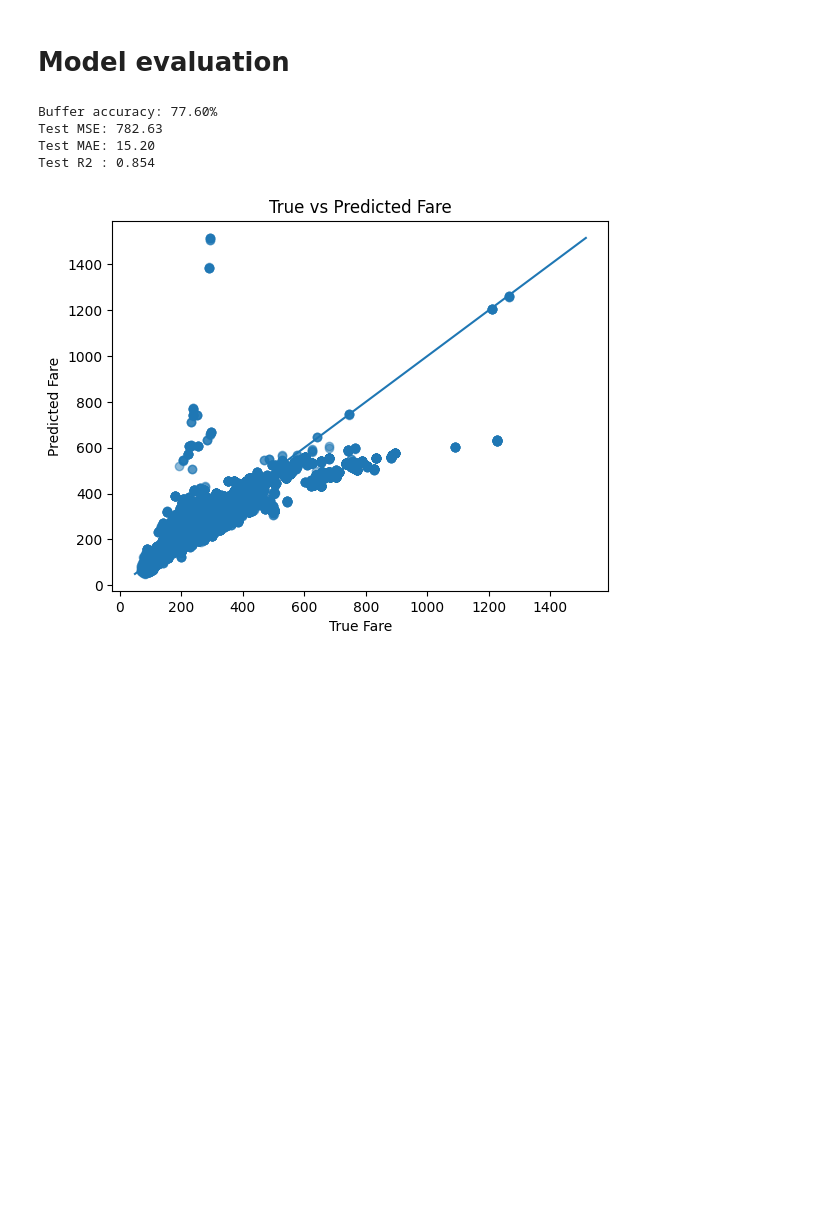
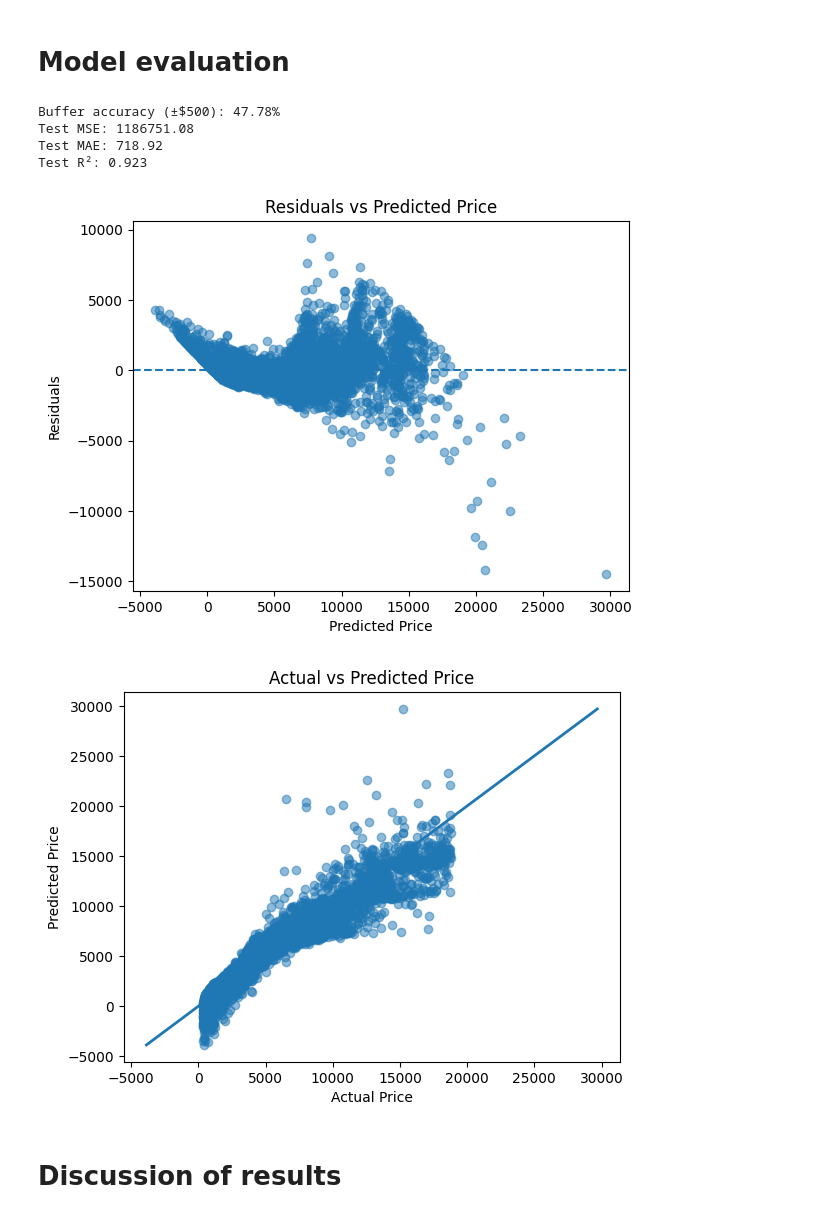
Before and after one commit to Teyymour/cmor438, a Jupyter notebook: supervised-learning/Linear Regression/linear-regression.ipynb, the cells around one changed output. Saved outputs shown, nothing was run; the diff lists cells and outputs as text; code cells hidden in the pictures; blank space fills up the shorter version.

```diff
--- a/supervised-learning/Linear Regression/linear-regression.ipynb
+++ b/supervised-learning/Linear Regression/linear-regression.ipynb
@@ -13,6 +16,9 @@ import matplotlib.pyplot as plt
 # %% [markdown]
 # Loading and cleaning data
 # %%
-# 1) Load data
-DATA_PATH = "/Users/teymour/Desktop/cmor438/data/MarketFarePredictionData.csv"
+# Load data
+DATA_PATH = "/Users/teymour/Desktop/cmor438/data/diamond-prices.csv"
 df = pd.read_csv(DATA_PATH)
+
+# Clean data (drop NA)
+df = df.dropna()
@@ -63,37 +118,47 @@ pipe.fit(X_train, y_train);
 # %% [markdown]
 # Model evaluation
 # %%
-y_pred_log = pipe.predict(X_test)
-y_pred = np.expm1(y_pred_log)
-y_true = np.expm1(y_test)
+# model evaluation
+y_pred = pipe.predict(X_test)
+y_true = y_test
 
 mse = mean_squared_error(y_true, y_pred)
 mae = mean_absolute_error(y_true, y_pred)
-r2 = r2_score(y_true, y_pred)
+r2  = r2_score(y_true, y_pred)
 
-buffer = 20 # number of dollars off we can be to be considered "correct enough"
-buffer_accuracy = np.mean(np.abs(y_true - y_pred) <= buffer)
-buffer_accuracy_pct = buffer_accuracy * 100
+buffer = 500
+buffer_accuracy = np.mean(np.abs(y_true - y_pred) <= buffer) * 100
 
-print(f"Buffer accuracy: {buffer_accuracy_pct:.2f}%")
+print(f"Buffer accuracy (±$500): {buffer_accuracy:.2f}%")
 print(f"Test MSE: {mse:.2f}")
 print(f"Test MAE: {mae:.2f}")
-print(f"Test R2 : {r2:.3f}")
+print(f"Test R²: {r2:.3f}")
 
+# residuals vs predicted
+residuals = y_true - y_pred
+plt.figure()
+plt.scatter(y_pred, residuals, alpha=0.5)
+plt.axhline(0, linestyle='--')
+plt.xlabel("Predicted Price")
+plt.ylabel("Residuals")
+plt.title("Residuals vs Predicted Price")
+plt.show()
+
+# actual vs predicted
+lims = [min(y_true.min(), y_pred.min()), max(y_true.max(), y_pred.max())]
 plt.figure()
 plt.scatter(y_true, y_pred, alpha=0.5)
-lims = [
-    min(y_true.min(), y_pred.min()),
-    max(y_true.max(), y_pred.max())
-]
-plt.plot(lims, lims)
-plt.xlabel("True Fare")
-plt.ylabel("Predicted Fare")
-plt.title("True vs Predicted Fare")
+plt.plot(lims, lims, linewidth=2)
+plt.xlabel("Actual Price")
+plt.ylabel("Predicted Price")
+plt.title("Actual vs Predicted Price")
 plt.show()
 # %% [output]
-Buffer accuracy: 77.60%
-Test MSE: 782.63
-Test MAE: 15.20
-Test R2 : 0.854
+Buffer accuracy (±$500): 47.78%
+Test MSE: 1186751.08
+Test MAE: 718.92
+Test R²: 0.923
-[figure, old version]
+[figure, new version]
+[figure, added]
+# %% [markdown]
+# Discussion of results
```
Also changed, not shown: parts of 5 cells of this notebook, 2 other files.
